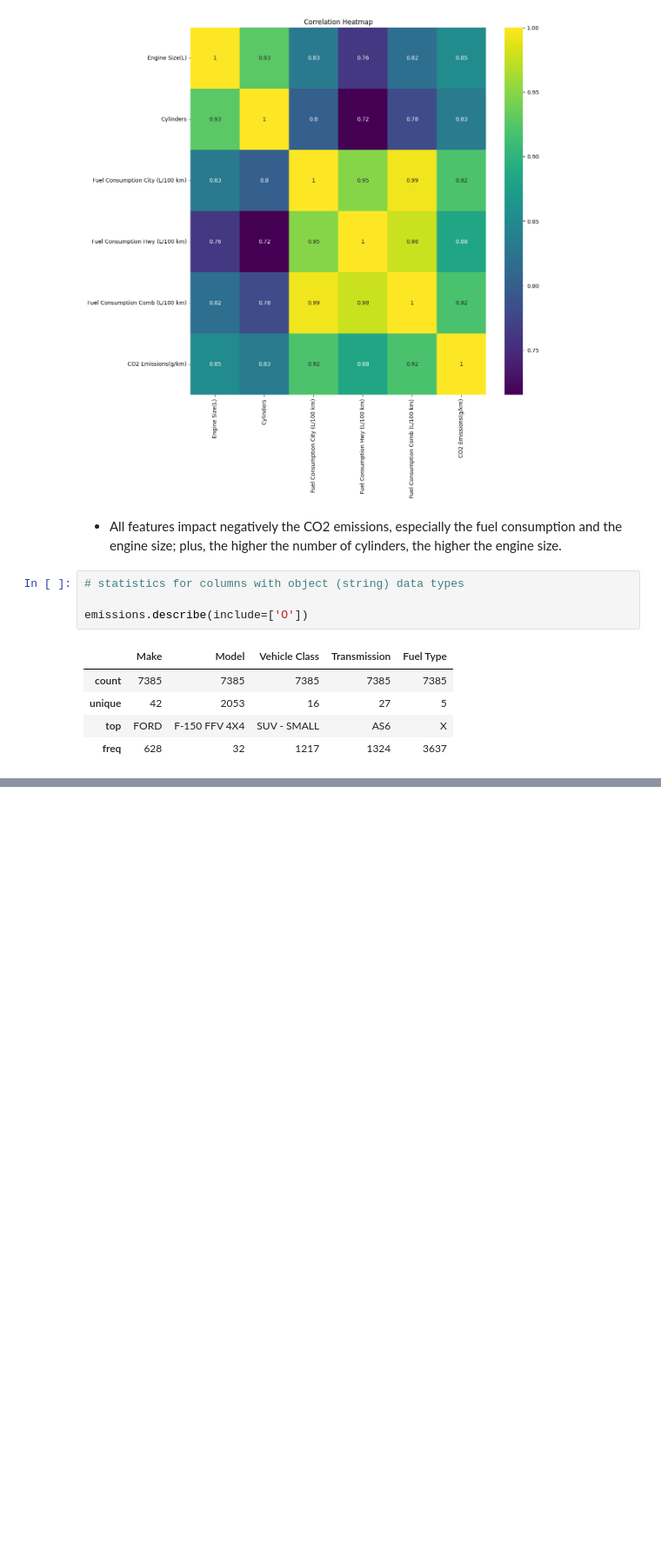
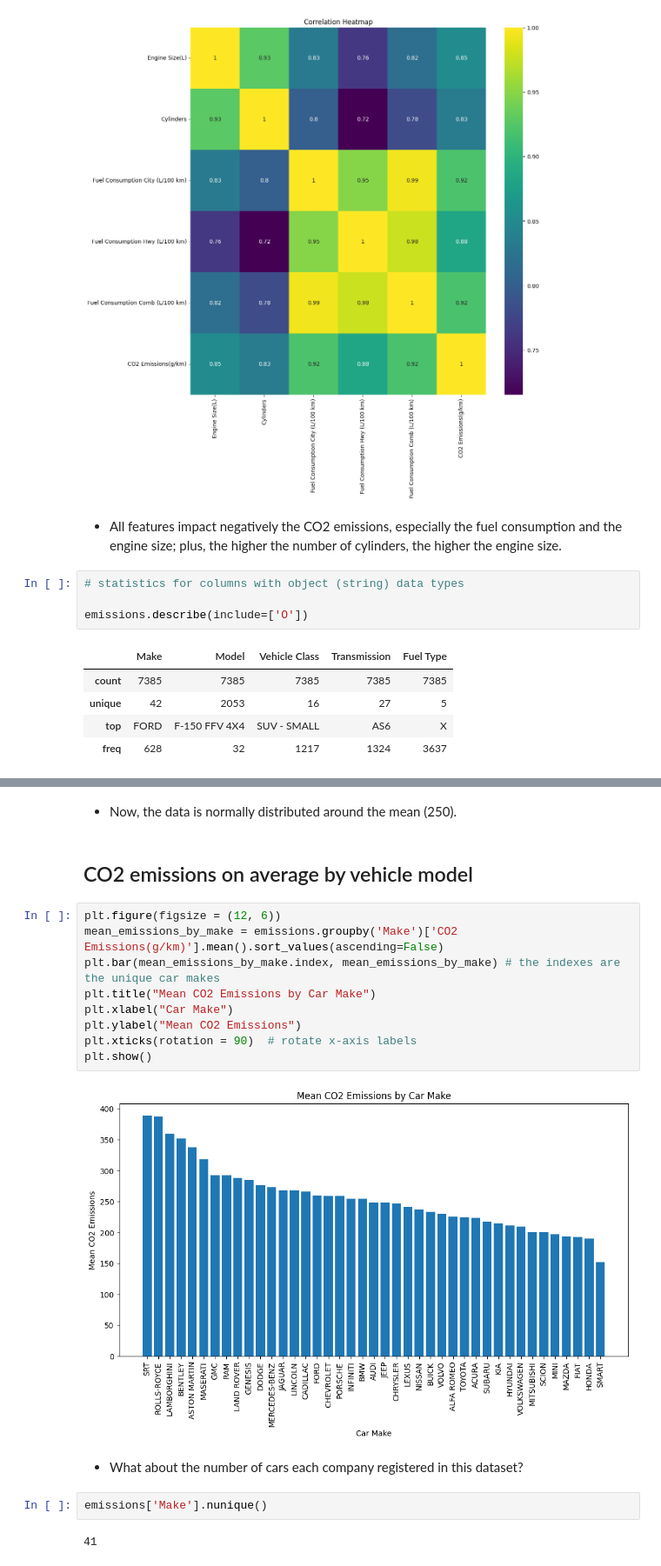
Before and after one commit to stangeorgiana18/CO2-emmision-by-vehicles-linear-regression, a Jupyter notebook: co2-emmision-by-vehicles-linear-regression.ipynb, the cells around one changed output, grey strips where cells are left out. Shown at 87% size. Cells and saved outputs as stored; diff of their text form; blank space fills up the shorter version.

```diff
--- a/co2-emmision-by-vehicles-linear-regression.ipynb
+++ b/co2-emmision-by-vehicles-linear-regression.ipynb
@@ -237,0 +291,21 @@ emissions.describe(include=['O'])
+# %% [markdown]
+- Now, the data is normally distributed around the mean (250).
+# %% [markdown]
+## CO2 emissions on average by vehicle model
+# %%
+plt.figure(figsize = (12, 6))
+mean_emissions_by_make = emissions.groupby('Make')['CO2 Emissions(g/km)'].mean().sort_values(ascending=False)
+plt.bar(mean_emissions_by_make.index, mean_emissions_by_make) # the indexes are the unique car makes
+plt.title("Mean CO2 Emissions by Car Make")
+plt.xlabel("Car Make")
+plt.ylabel("Mean CO2 Emissions")
+plt.xticks(rotation = 90)  # rotate x-axis labels
+plt.show()
+# %% [output]
+[figure, added]
+# %% [markdown]
+- What about the number of cars each company registered in this dataset?
+# %%
+emissions['Make'].nunique()
+# %% [output]
+41
```
Also changed, not shown: parts of 20 cells of this notebook.
